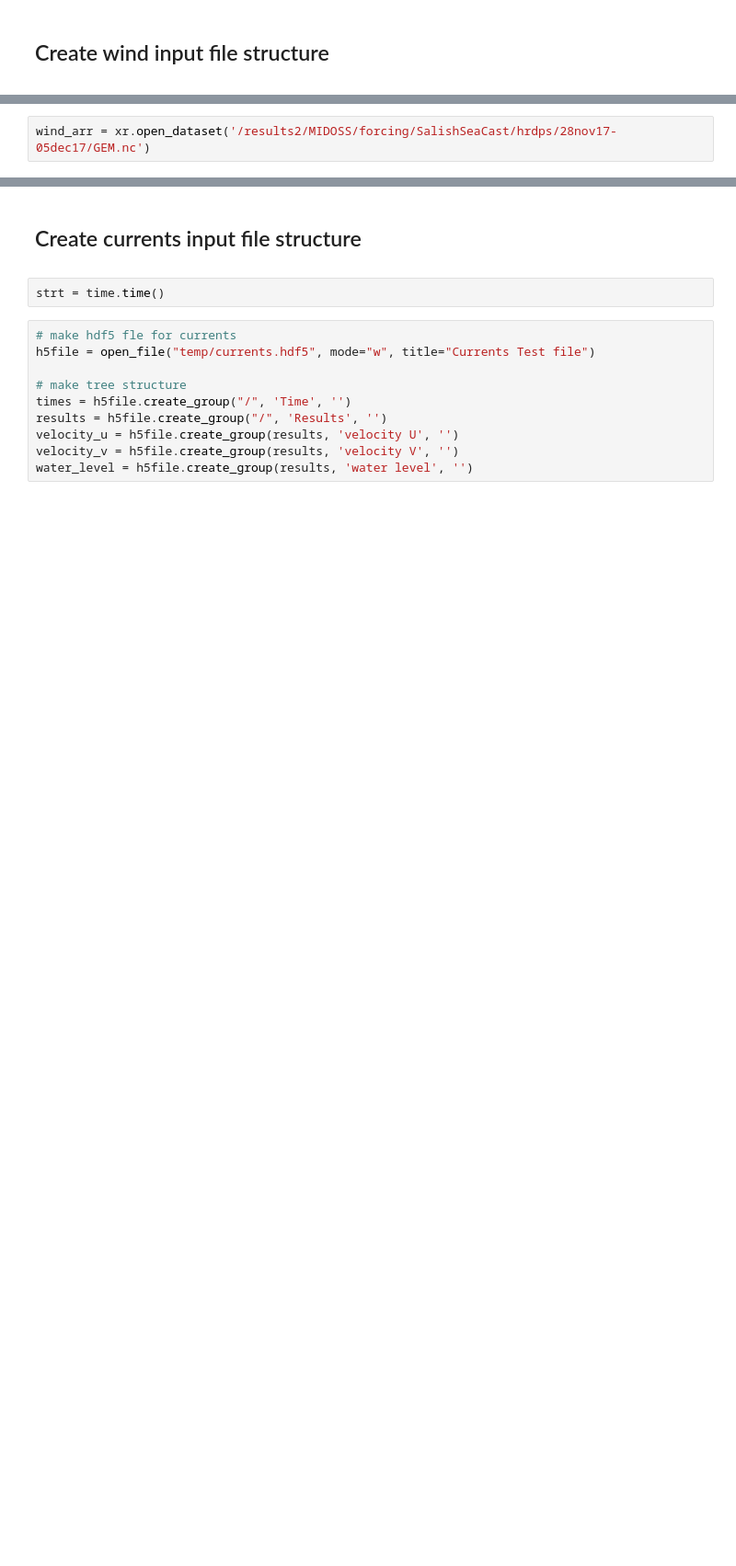
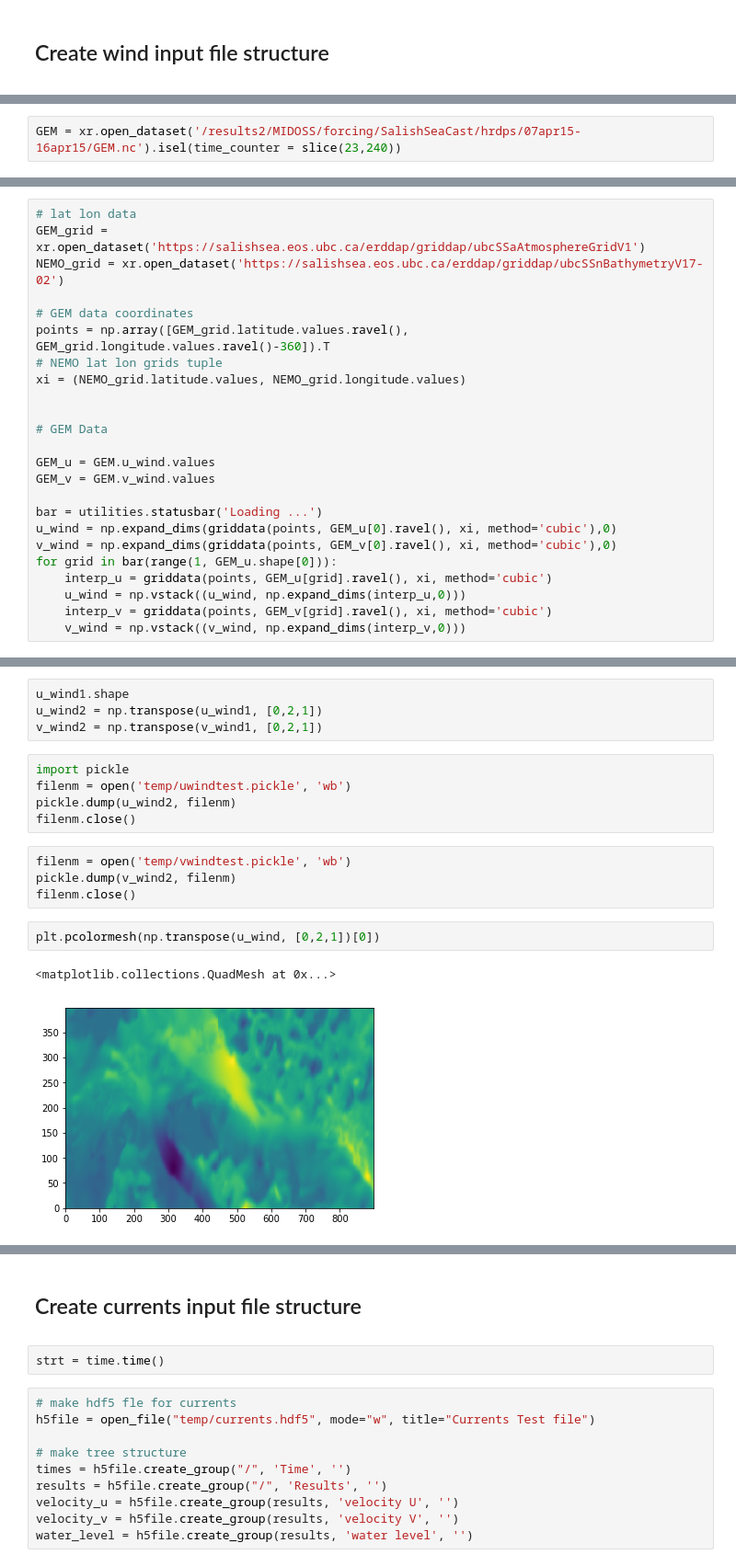
Before and after one commit to ambhudia/analysis-ashutosh, a Jupyter notebook: Read_hdf5.ipynb, the cells around one changed output, grey strips where cells are left out. Shown at 92% size. Drawn from its saved outputs; the diff is of its cells as text; blank space fills up the shorter version.

Commit message:
replicated wind input data, pickled awaiting comparison

```diff
--- a/Read_hdf5.ipynb
+++ b/Read_hdf5.ipynb
@@ -118,4 +107,4 @@ results = h5file.create_group("/", 'Results', 'Results')
 wind_u = h5file.create_group(results, 'wind velocity X', 'wind velocity X')
 wind_v = h5file.create_group(results, 'wind velocity Y', 'wind velocity Y')
 # %%
-wind_arr = xr.open_dataset('/results2/MIDOSS/forcing/SalishSeaCast/hrdps/28nov17-05dec17/GEM.nc')
+GEM = xr.open_dataset('/results2/MIDOSS/forcing/SalishSeaCast/hrdps/07apr15-16apr15/GEM.nc').isel(time_counter = slice(23,240))
@@ -151,0 +111,24 @@ np.asarray(getattr(getattr(h5file.root.Results, 'wind velocity X'), '0'))
+# %%
+# lat lon data
+GEM_grid = xr.open_dataset('https://salishsea.eos.ubc.ca/erddap/griddap/ubcSSaAtmosphereGridV1')
+NEMO_grid = xr.open_dataset('https://salishsea.eos.ubc.ca/erddap/griddap/ubcSSnBathymetryV17-02')
+
+# GEM data coordinates
+points = np.array([GEM_grid.latitude.values.ravel(), GEM_grid.longitude.values.ravel()-360]).T
+# NEMO lat lon grids tuple
+xi = (NEMO_grid.latitude.values, NEMO_grid.longitude.values)
+
+
+# GEM Data
+
+GEM_u = GEM.u_wind.values
+GEM_v = GEM.v_wind.values
+
+bar = utilities.statusbar('Loading ...')
+u_wind = np.expand_dims(griddata(points, GEM_u[0].ravel(), xi, method='cubic'),0)
+v_wind = np.expand_dims(griddata(points, GEM_v[0].ravel(), xi, method='cubic'),0)
+for grid in bar(range(1, GEM_u.shape[0])):
+    interp_u = griddata(points, GEM_u[grid].ravel(), xi, method='cubic')
+    u_wind = np.vstack((u_wind, np.expand_dims(interp_u,0)))
+    interp_v = griddata(points, GEM_v[grid].ravel(), xi, method='cubic')
+    v_wind = np.vstack((v_wind, np.expand_dims(interp_v,0)))
@@ -151,0 +140,18 @@ np.asarray(getattr(getattr(h5file.root.Results, 'wind velocity X'), '0'))
+# %%
+u_wind1.shape
+u_wind2 = np.transpose(u_wind1, [0,2,1])
+v_wind2 = np.transpose(v_wind1, [0,2,1])
+# %%
+import pickle
+filenm = open('temp/uwindtest.pickle', 'wb')
+pickle.dump(u_wind2, filenm)
+filenm.close()
+# %%
+filenm = open('temp/vwindtest.pickle', 'wb')
+pickle.dump(v_wind2, filenm)
+filenm.close()
+# %%
+plt.pcolormesh(np.transpose(u_wind, [0,2,1])[0])
+# %% [output]
+<matplotlib.collections.QuadMesh at 0x...>
+[figure, added]
```
Also changed, not shown: parts of 21 cells of this notebook, 3 other files.
